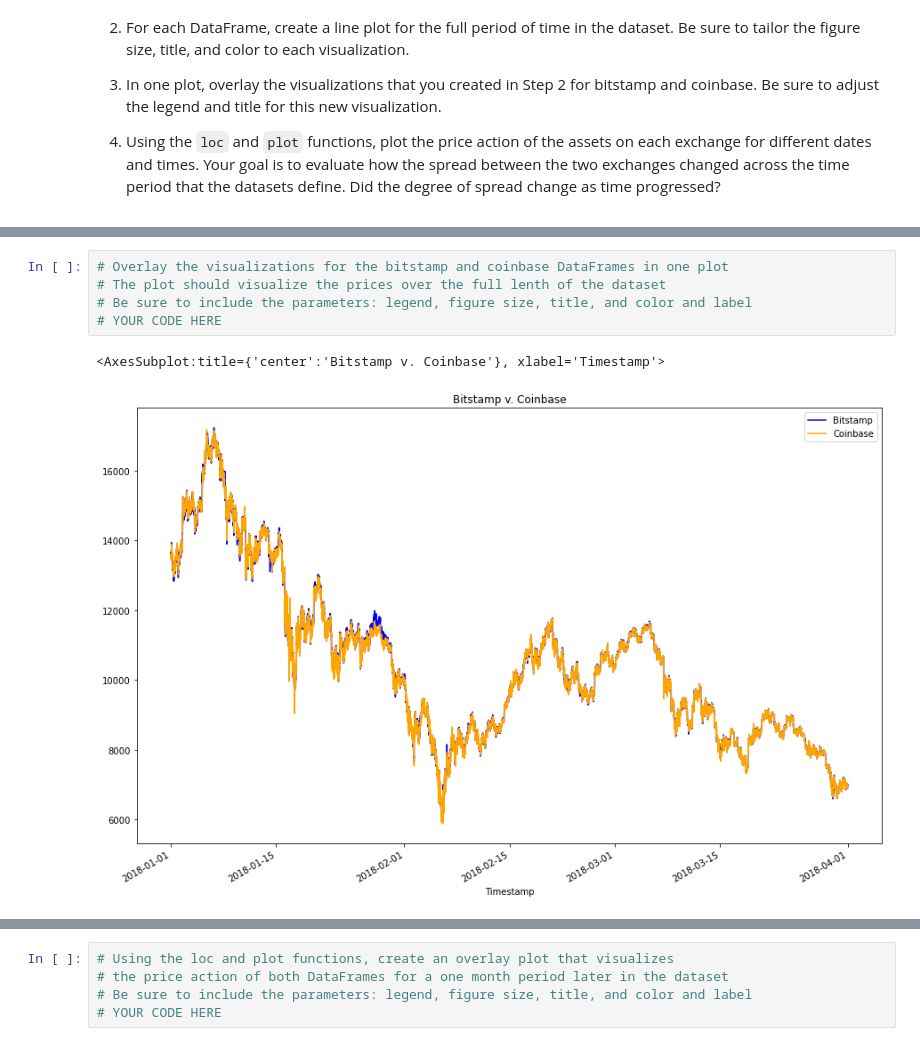
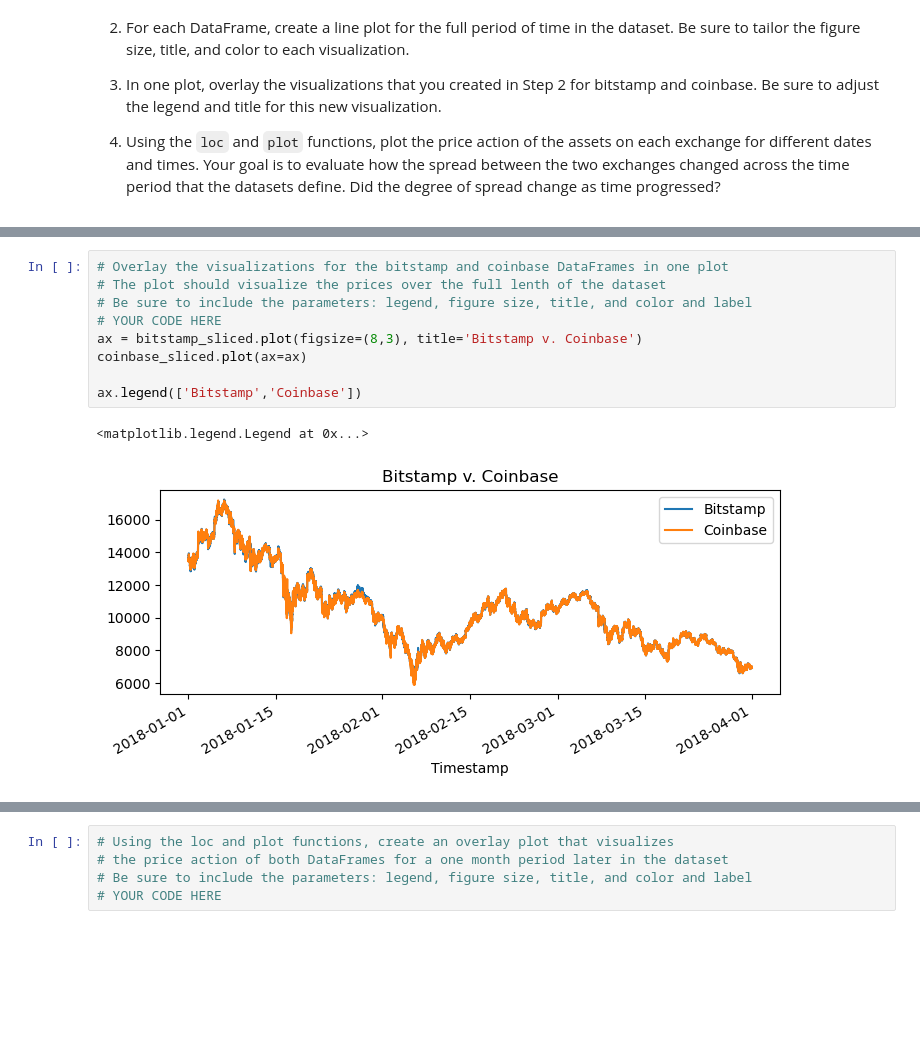
Before and after one commit to yv-i/Starter_Code, a Jupyter notebook: crypto_arbitrage.ipynb, the cells around one changed output, grey strips where cells are left out. Saved outputs shown, nothing was run; the diff lists cells and outputs as text; blank space fills up the shorter version.

```diff
--- a/crypto_arbitrage.ipynb
+++ b/crypto_arbitrage.ipynb
@@ -367,11 +357,15 @@ Sort through the time series data associated with the bitstamp and coinbase Data
 # %%
 # Overlay the visualizations for the bitstamp and coinbase DataFrames in one plot
 # The plot should visualize the prices over the full lenth of the dataset
 # Be sure to include the parameters: legend, figure size, title, and color and label
 # YOUR CODE HERE
+ax = bitstamp_sliced.plot(figsize=(8,3), title='Bitstamp v. Coinbase')
+coinbase_sliced.plot(ax=ax)
+
+ax.legend(['Bitstamp','Coinbase'])
 # %% [output]
-<AxesSubplot:title={'center':'Bitstamp v. Coinbase'}, xlabel='Timestamp'>
+<matplotlib.legend.Legend at 0x...>
-[figure, old version]
+[figure, new version]
 # %%
 # Using the loc and plot functions, create an overlay plot that visualizes
 # the price action of both DataFrames for a one month period early in the dataset
```
Also changed, not shown: parts of 7 cells of this notebook.
